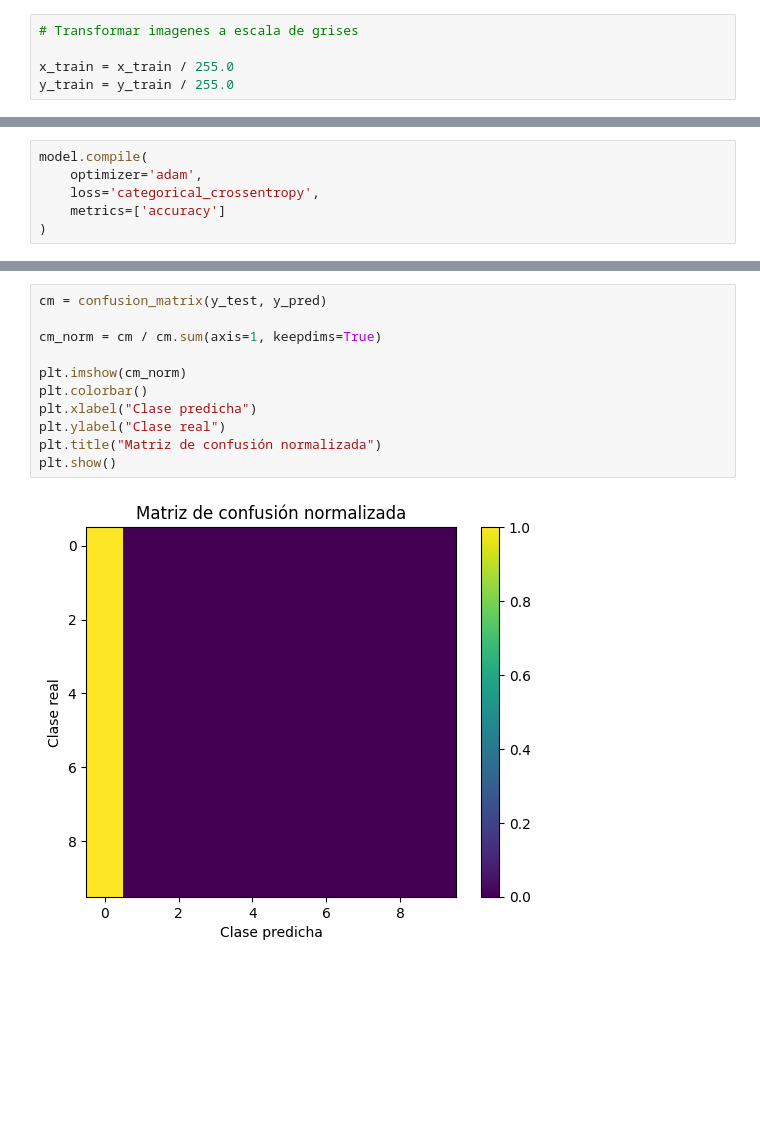
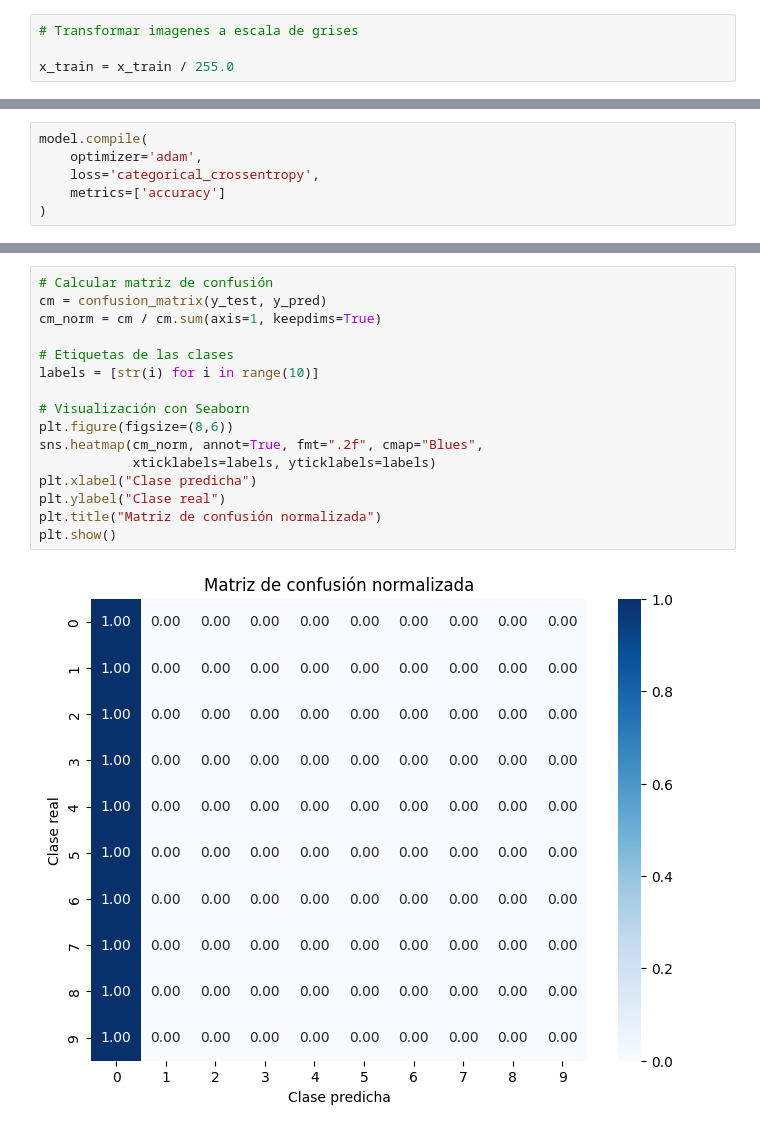
Before and after one commit to xaviifar/mnist-baseline-mlp, a Jupyter notebook: main.ipynb, the cells around one changed output, grey strips where cells are left out. Cells and saved outputs as stored; diff of their text form; blank space fills up the shorter version.

```diff
--- a/main.ipynb
+++ b/main.ipynb
@@ -12,7 +13,6 @@ import numpy as np
 # Transformar imagenes a escala de grises
 
 x_train = x_train / 255.0
-y_train = y_train / 255.0
 # %%
 # Tranfsormar etiquetas a valores del 0-9 con one hot encoding
 
@@ -89,13 +89,18 @@ plt.show()
 # %%
+# Calcular matriz de confusión
 cm = confusion_matrix(y_test, y_pred)
-
 cm_norm = cm / cm.sum(axis=1, keepdims=True)
 
-plt.imshow(cm_norm)
-plt.colorbar()
+# Etiquetas de las clases
+labels = [str(i) for i in range(10)]
+
+# Visualización con Seaborn
+plt.figure(figsize=(8,6))
+sns.heatmap(cm_norm, annot=True, fmt=".2f", cmap="Blues",
+            xticklabels=labels, yticklabels=labels)
 plt.xlabel("Clase predicha")
 plt.ylabel("Clase real")
 plt.title("Matriz de confusión normalizada")
 plt.show()
 # %% [output]
-[figure, old version]
+[figure, new version]
```
Also changed, not shown: parts of 6 cells of this notebook.
